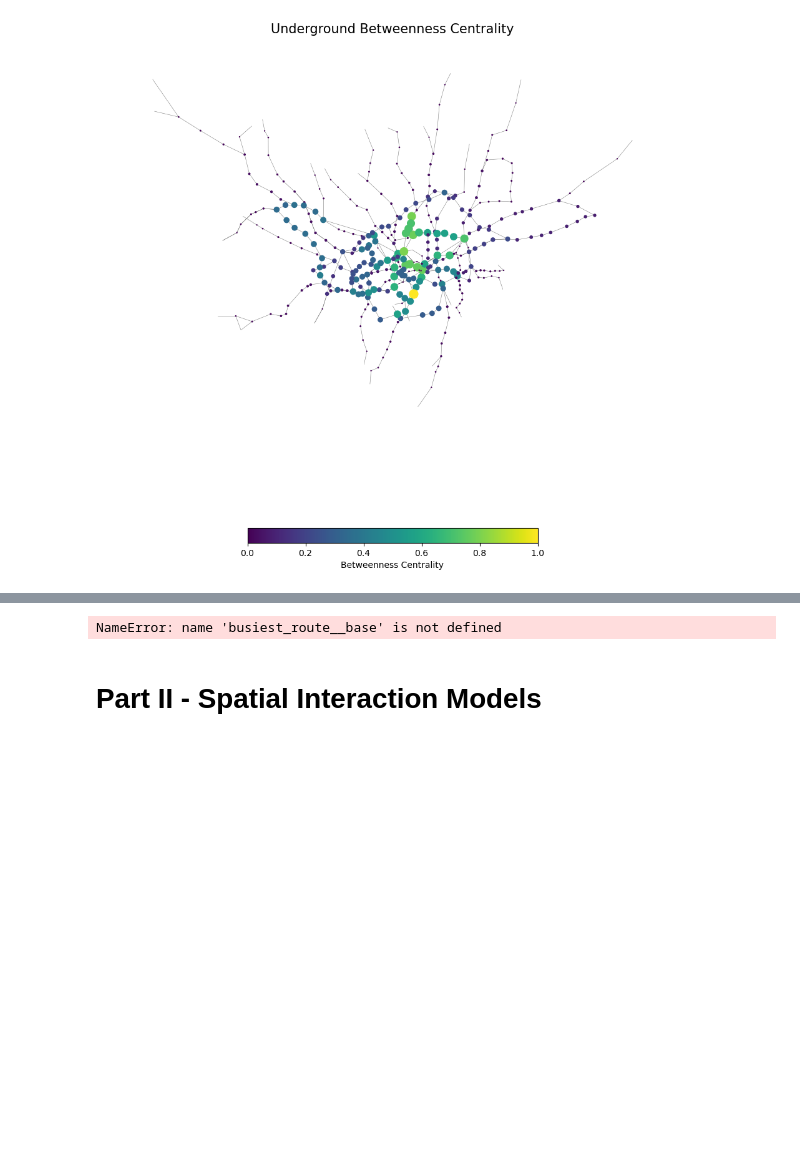
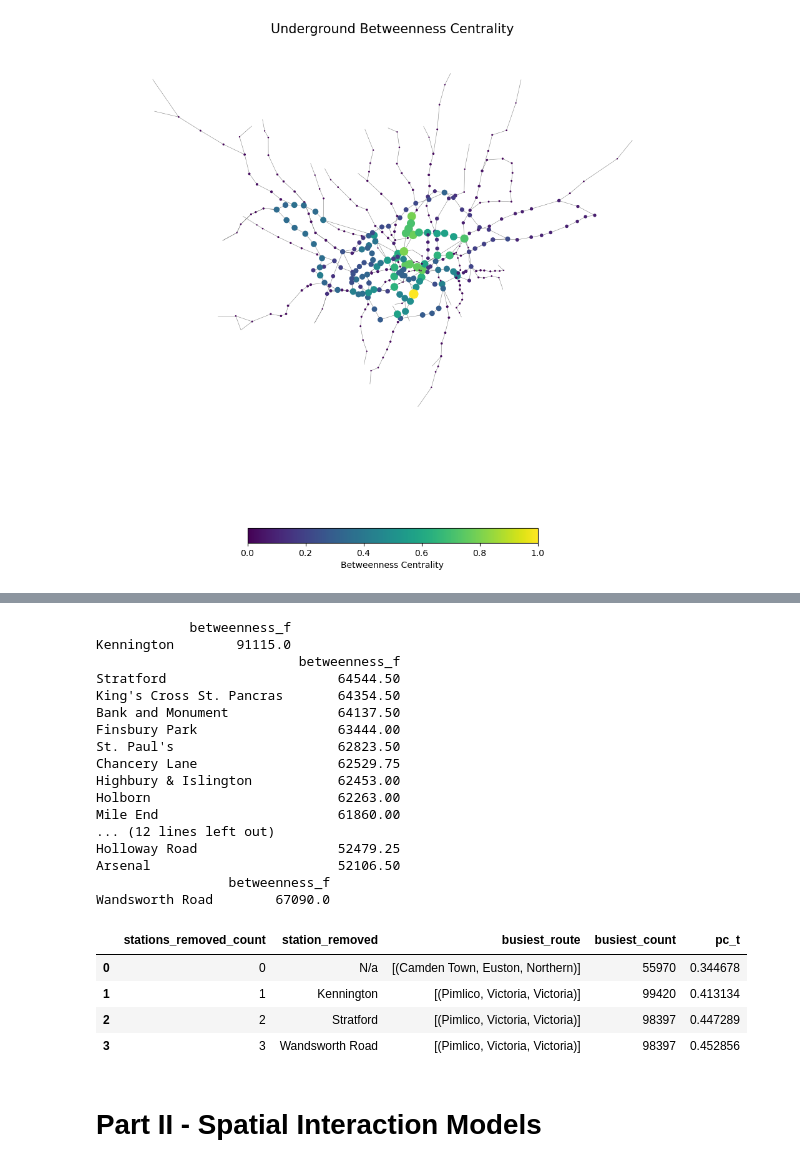
Before and after one commit to grolls23/UrbsimAssessment, a Jupyter notebook: UrbsimFinal.ipynb, the cells around one changed output, grey strips where cells are left out. Drawn from its saved outputs; the diff is of its cells as text; code cells hidden in the pictures; blank space fills up the shorter version.

```diff
--- a/UrbsimFinal.ipynb
+++ b/UrbsimFinal.ipynb
@@ -1334,7 +1349,7 @@ G_sb2 = G.copy()
 flow_tracker = flows_for_later.copy()
 
 #Baseline
-pc_t_base, busiest_route_base, busiest_count_base = calc_flow_impact(G_sb2, flows_for_later)
+G_return, pc_t_base, busiest_route_base, busiest_count_base = calc_flow_impact(G_sb2, flows_for_later)
 
 removal_sb = betweenness_top_fifteen.copy()
 flow_tracker = flows_for_later.copy()
@@ -1377,10 +1392,7 @@ for i in range(3):
     G_sb2.remove_node(removed_station)
 
     #Calculate metrics
-    if nx.is_connected(G_sb2):
-        average_t, L_p = calc_impacts(G_sb2, flow_tracker)
-        largest_comp_pct = G_sb2.number_of_nodes() * 100 / G_size
-    else:
+    if not nx.is_connected(G_sb2):
         connected_components = list(nx.connected_components(G_sb2))
         largest_component = max(connected_components, key=len)
         G_sb2 = G_sb2.subgraph(largest_component).copy()
@@ -1392,8 +1404,11 @@ for i in range(3):
                 #Do for each of the other components and all the stations in them
                 flow_tracker = flow_tracker[~(flow_tracker['station_origin'].str.contains(node) | flow_tracker['station_destination'].str.contains(node))]
 
-    pc_t, busiest_route, busiest_count = calc_flow_impact(G_sb2, flow_tracker)
+    G_return, pc_t, busiest_route, busiest_count = calc_flow_impact(G_sb2, flow_tracker)
     largest_comp_pct = G_sb2.number_of_nodes() * 100 / G_size
+
+    #Replace graph with new flows
+    G_sb2 = G_return.copy()
 
     #Fix input of connected as true
     results_table.loc[i+1] = [i+1, removed_station, busiest_route, busiest_count, pc_t]
@@ -1416,10 +1431,7 @@ Canada Water        26983.0
 G_fb = G.copy()
 flow_tracker = flows_for_later.copy()
 
-#Baseline
-pc_t_base, busiest_base, busiest_route_base = calc_flow_impact(G_fb, flows_for_later)
-
-removal_sb = betweenness_top_fifteen.copy()
+removal_sb = flow_betweenness_top_ten.copy()
 flow_tracker = flows_for_later.copy()
 
 #Init dataframe to store results
@@ -1436,7 +1448,7 @@ for i in range(3):
         print(row)
     else:
         #Invert weights
-        for u, v, d in G.edges(data=True):
+        for u, v, d in G_fb.edges(data=True):
             d['flows'] = -d.get('flows', 0)
 
         #Recompute centrality
@@ -1449,45 +1461,66 @@ for i in range(3):
         df['betweenness_f'] = pd.Series(nx.get_node_attributes(G_fb, 'betweenness_f'))
 
         df_sorted = df.sort_values(["betweenness_f"], ascending=False)
-
+        print(df_sorted.head(10))
         row = df_sorted.head(1)
         print(row)
 
     # Get the index label and the corresponding row value
     removed_station = row.index[0]
     random_index_label = row.values[0]
 
     #Update flow dataframe
     flow_tracker = flow_tracker[~(flow_tracker['station_origin'].str.contains(removed_station) | flow_tracker['station_destination'].str.contains(removed_station))]
 
     #Remove station from graph
     G_fb.remove_node(removed_station)
 
     #Calculate metrics
-    if nx.is_connected(G_fb):
-        average_t, L_p = calc_impacts(G_fb, flow_tracker)
-        largest_comp_pct = G_fb.number_of_nodes() * 100 / G_size
-    else:
+    if not nx.is_connected(G_fb):
         connected_components = list(nx.connected_components(G_fb))
         largest_component = max(connected_components, key=len)
         G_fb = G_fb.subgraph(largest_component).copy()
 
         #Reset flow_tracker
         connected_components.remove(largest_component)
         for component in connected_components[::1]:
             for node in component:
                 #Do for each of the other components and all the stations in them
                 flow_tracker = flow_tracker[~(flow_tracker['station_origin'].str.contains(node) | flow_tracker['station_destination'].str.contains(node))]
 
-    pc_t, busiest_route, busiest_count = calc_flow_impact(G_sb2, flow_tracker)
-    largest_comp_pct = G_sb2.number_of_nodes() * 100 / G_size
+    G_return, pc_t, busiest_route, busiest_count = calc_flow_impact(G_fb, flow_tracker)
+    largest_comp_pct = G_fb.number_of_nodes() * 100 / G_size
+
+    #Replace graph with new flows
+    G_sb2 = G_return.copy()
 
     #Fix input of connected as true
     results_table.loc[i+1] = [i+1, removed_station, busiest_route, busiest_count, pc_t]
 
 results_table.head(4)
 # %% [output]
-NameError: name 'busiest_route__base' is not defined
+            betweenness_f
+Kennington        91115.0
+                          betweenness_f
+Stratford                      64544.50
+King's Cross St. Pancras       64354.50
+Bank and Monument              64137.50
+Finsbury Park                  63444.00
+St. Paul's                     62823.50
+Chancery Lane                  62529.75
+Highbury & Islington           62453.00
+Holborn                        62263.00
+Mile End                       61860.00
+... (12 lines left out)
+Holloway Road                  52479.25
+Arsenal                        52106.50
+                 betweenness_f
+Wandsworth Road        67090.0
+|  | stations_removed_count | station_removed | busiest_route | busiest_count | pc_t |
+| 0 | 0 | N/a | [(Camden Town, Euston, Northern)] | 55970 | 0.344678 |
+| 1 | 1 | Kennington | [(Pimlico, Victoria, Victoria)] | 99420 | 0.413134 |
+| 2 | 2 | Stratford | [(Pimlico, Victoria, Victoria)] | 98397 | 0.447289 |
+| 3 | 3 | Wandsworth Road | [(Pimlico, Victoria, Victoria)] | 98397 | 0.452856 |
 # %% [markdown]
 # Part II - Spatial Interaction Models
 # %% [markdown]
```
Also changed, not shown: parts of 1 cell of this notebook.
